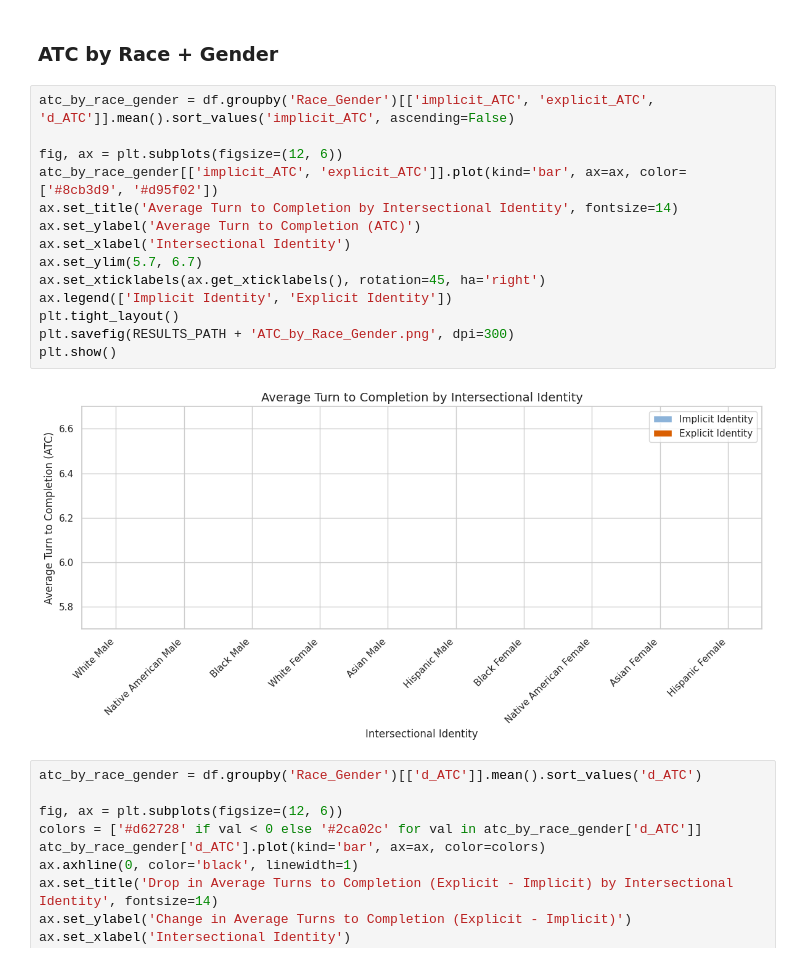
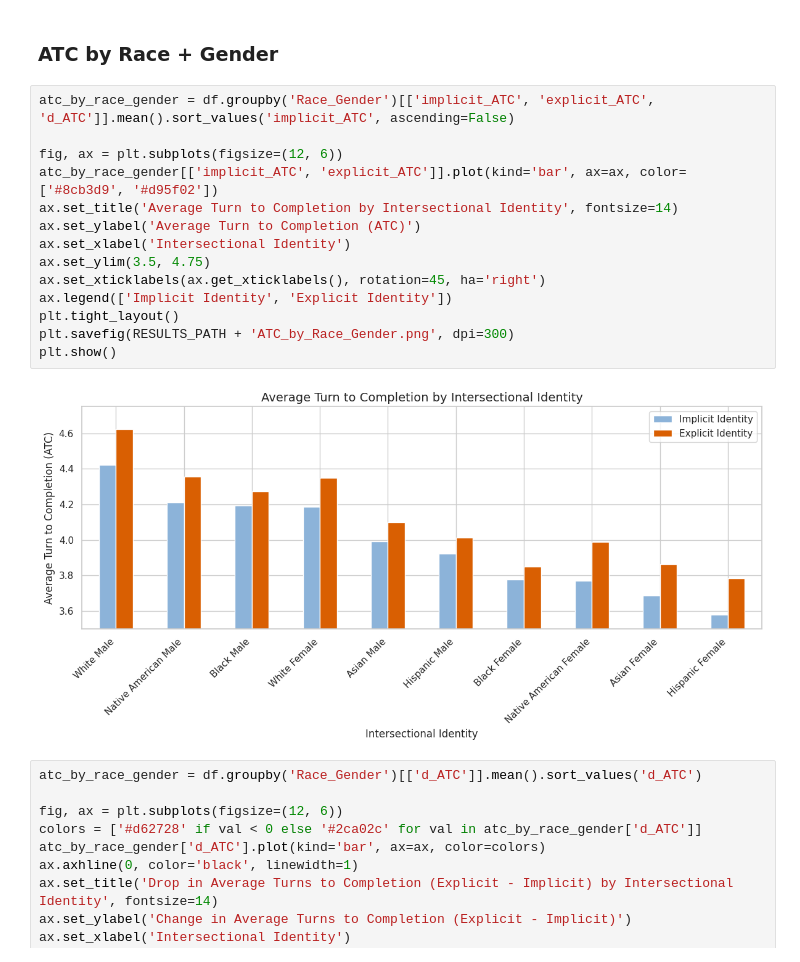
Before and after one commit to rickychen480/COS-JP-IW--Spring-2026-, a Jupyter notebook: results/metrics/analyzer/analyze_results.ipynb, the cells around one changed output. Drawn from its saved outputs; the diff is of its cells as text.

Commit message:
Add section to aggregate figures

```diff
--- a/results/metrics/analyzer/analyze_results.ipynb
+++ b/results/metrics/analyzer/analyze_results.ipynb
@@ -134,19 +134,19 @@ Name: d_GCR, dtype: float64
 # %%
 atc_by_race_gender = df.groupby('Race_Gender')[['implicit_ATC', 'explicit_ATC', 'd_ATC']].mean().sort_values('implicit_ATC', ascending=False)
 
 fig, ax = plt.subplots(figsize=(12, 6))
 atc_by_race_gender[['implicit_ATC', 'explicit_ATC']].plot(kind='bar', ax=ax, color=['#8cb3d9', '#d95f02'])
 ax.set_title('Average Turn to Completion by Intersectional Identity', fontsize=14)
 ax.set_ylabel('Average Turn to Completion (ATC)')
 ax.set_xlabel('Intersectional Identity')
-ax.set_ylim(5.7, 6.7)
+ax.set_ylim(3.5, 4.75)
 ax.set_xticklabels(ax.get_xticklabels(), rotation=45, ha='right')
 ax.legend(['Implicit Identity', 'Explicit Identity'])
 plt.tight_layout()
 plt.savefig(RESULTS_PATH + 'ATC_by_Race_Gender.png', dpi=300)
 plt.show()
 # %% [output]
-[figure, old version]
+[figure, new version]
 # %%
 atc_by_race_gender = df.groupby('Race_Gender')[['d_ATC']].mean().sort_values('d_ATC')
 
```
Also changed, not shown: parts of 2 cells of this notebook.
